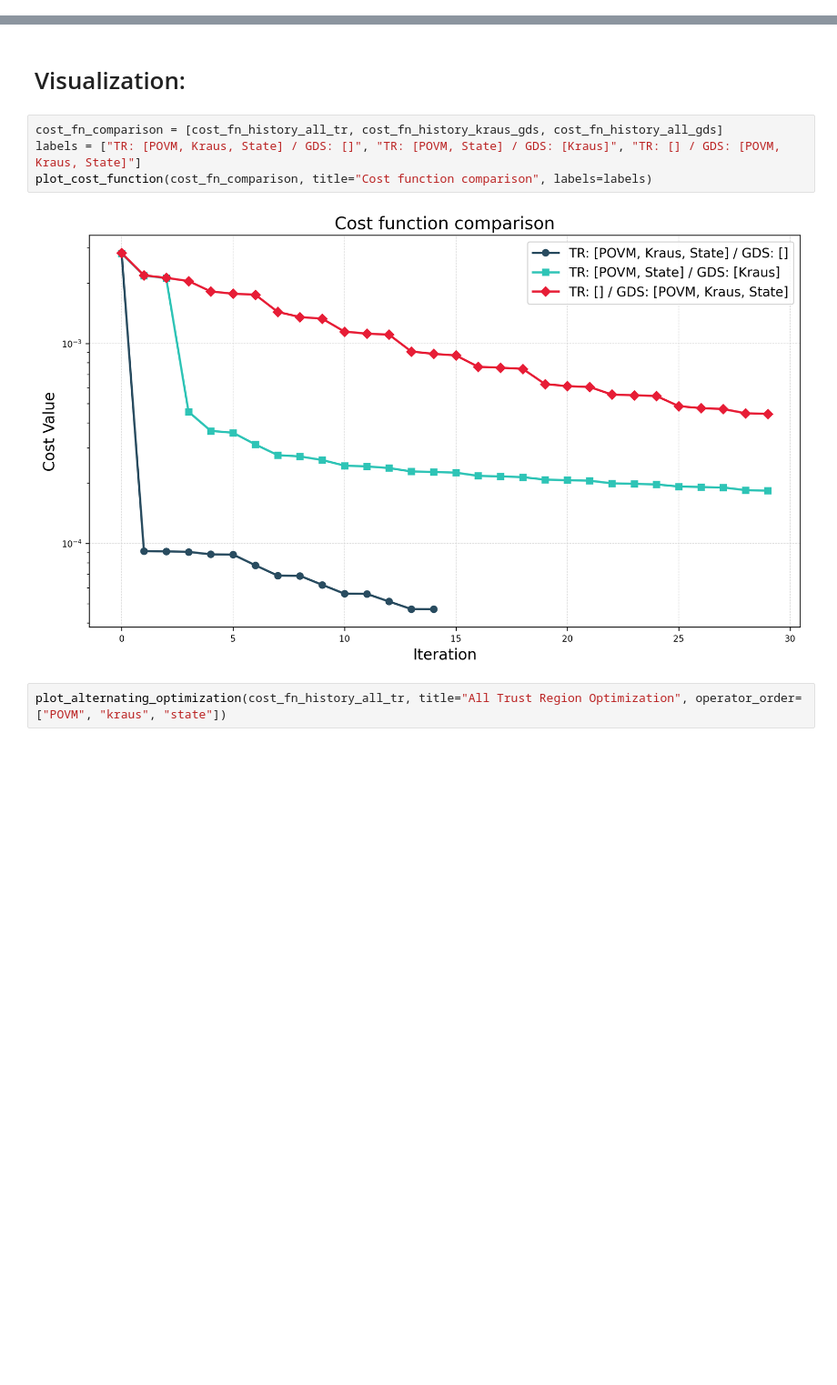
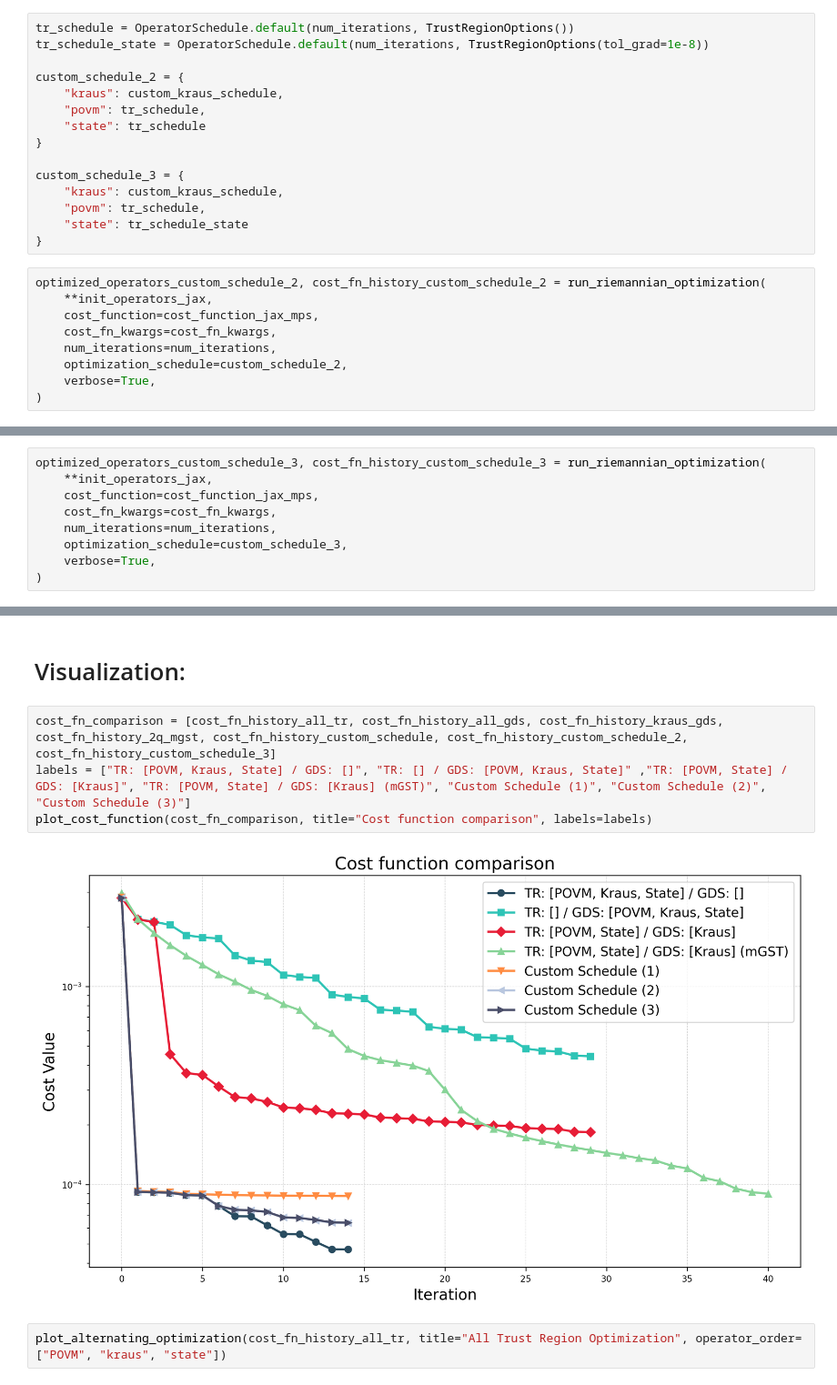
Before and after one commit to EmilianoG-byte/iqm-benchmarks, a Jupyter notebook: playground/hessian/full_trust_region_opt.ipynb, the cells around one changed output, grey strips where cells are left out. Shown: that part at 91% size. Saved outputs shown, nothing was run; the diff lists cells and outputs as text; blank space fills up the shorter version.

Commit message:
add comparisons between different methods for full optimization of 2q

```diff
--- a/playground/hessian/full_trust_region_opt.ipynb
+++ b/playground/hessian/full_trust_region_opt.ipynb
@@ -247,0 +327,24 @@ Using JAX power
+# %%
+tr_schedule = OperatorSchedule.default(num_iterations, TrustRegionOptions())
+tr_schedule_state = OperatorSchedule.default(num_iterations, TrustRegionOptions(tol_grad=1e-8))
+
+custom_schedule_2 = {
+    "kraus": custom_kraus_schedule,
+    "povm": tr_schedule,
+    "state": tr_schedule
+}
+
+custom_schedule_3 = {
+    "kraus": custom_kraus_schedule,
+    "povm": tr_schedule,
+    "state": tr_schedule_state
+}
+# %%
+optimized_operators_custom_schedule_2, cost_fn_history_custom_schedule_2 = run_riemannian_optimization(
+    **init_operators_jax,
+    cost_function=cost_function_jax_mps,
+    cost_fn_kwargs=cost_fn_kwargs,
+    num_iterations=num_iterations,
+    optimization_schedule=custom_schedule_2,
+    verbose=True,
+)
@@ -247,0 +369,9 @@ Using JAX power
+# %%
+optimized_operators_custom_schedule_3, cost_fn_history_custom_schedule_3 = run_riemannian_optimization(
+    **init_operators_jax,
+    cost_function=cost_function_jax_mps,
+    cost_fn_kwargs=cost_fn_kwargs,
+    num_iterations=num_iterations,
+    optimization_schedule=custom_schedule_3,
+    verbose=True,
+)
@@ -248,11 +437,11 @@ Using JAX power
 # %% [markdown]
 # Visualization:
 # %%
-cost_fn_comparison = [cost_fn_history_all_tr, cost_fn_history_kraus_gds, cost_fn_history_all_gds]
-labels = ["TR: [POVM, Kraus, State] / GDS: []", "TR: [POVM, State] / GDS: [Kraus]", "TR: [] / GDS: [POVM, Kraus, State]"]
+cost_fn_comparison = [cost_fn_history_all_tr, cost_fn_history_all_gds, cost_fn_history_kraus_gds, cost_fn_history_2q_mgst, cost_fn_history_custom_schedule, cost_fn_history_custom_schedule_2, cost_fn_history_custom_schedule_3]
+labels = ["TR: [POVM, Kraus, State] / GDS: []", "TR: [] / GDS: [POVM, Kraus, State]" ,"TR: [POVM, State] / GDS: [Kraus]", "TR: [POVM, State] / GDS: [Kraus] (mGST)", "Custom Schedule (1)", "Custom Schedule (2)", "Custom Schedule (3)"]
 plot_cost_function(cost_fn_comparison, title="Cost function comparison", labels=labels)
 # %% [output]
-[figure, old version]
+[figure, new version]
 # %%
 plot_alternating_optimization(cost_fn_history_all_tr, title="All Trust Region Optimization", operator_order=["POVM", "kraus", "state"])
 # %% [output]
```
Also changed, not shown: parts of 10 cells of this notebook, 2 other files.
